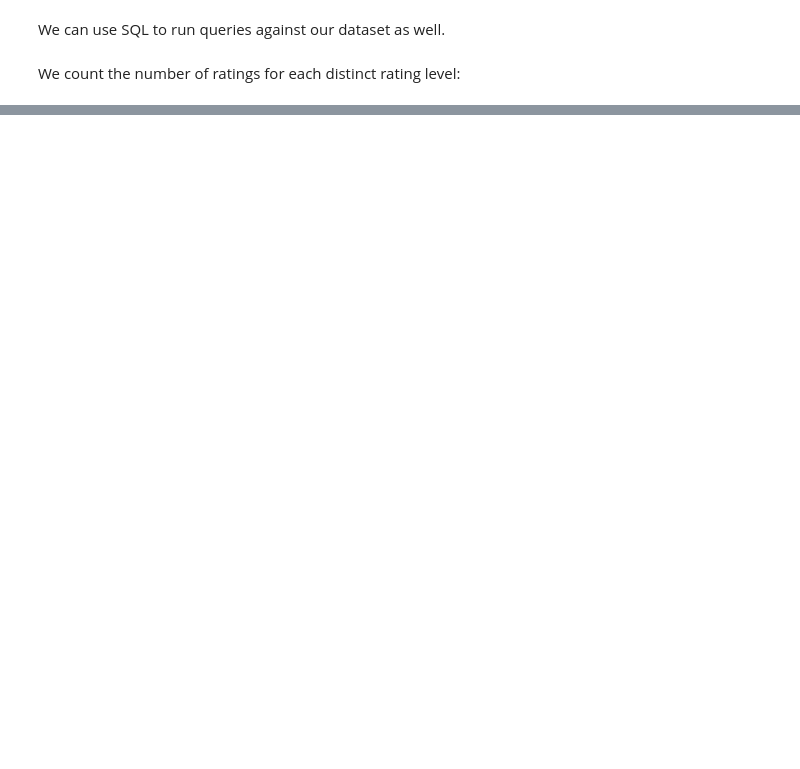
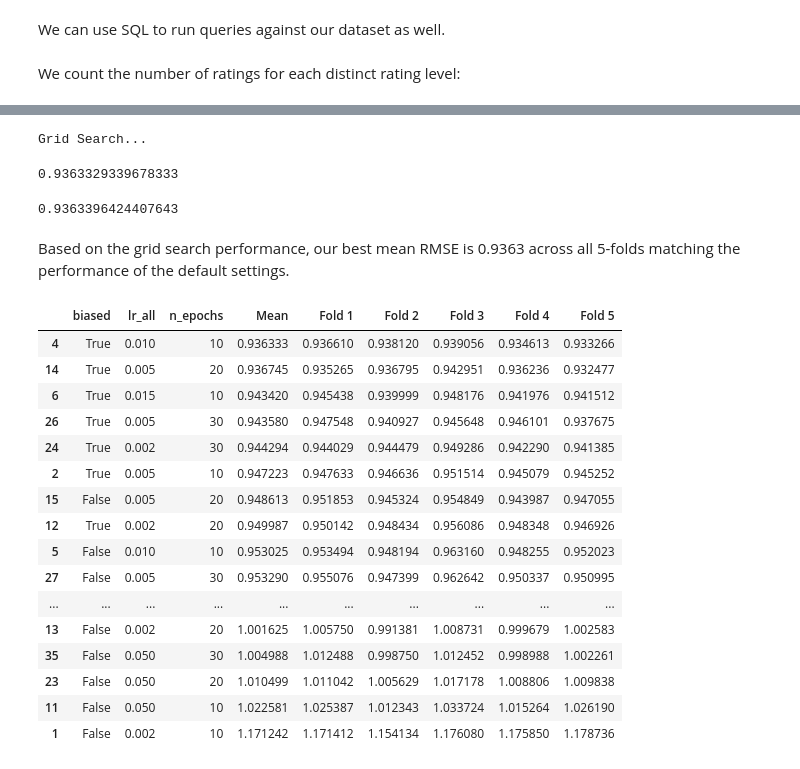
Before and after one commit to dnokes/DATA_612, a Jupyter notebook: Project_5/DerekNokes_DATA_612_Project_5.ipynb, the cells around one changed output, grey strips where cells are left out. Drawn from its saved outputs; the diff is of its cells as text; code cells hidden in the pictures; blank space fills up the shorter version.

```diff
--- a/Project_5/DerekNokes_DATA_612_Project_5.ipynb
+++ b/Project_5/DerekNokes_DATA_612_Project_5.ipynb
@@ -146,0 +397,6 @@ help(randomSplit)
+# %%
+# load reader library
+reader = Reader()
+# load ratings dataset with Dataset library
+data = Dataset.load_from_df(df[['user_id', 'item_id',
+  'rating']], reader)
@@ -146,0 +457,68 @@ help(randomSplit)
+# %%
+random.seed(randomSeed)
+np.random.seed(randomSeed)
+# select best algo with grid search
+print('Grid Search...')
+param_grid = {'n_epochs': [10, 20, 30],
+    'lr_all': [0.002, 0.005, 0.01,0.015,0.02,0.05],
+    'biased' : [True,False]}
+grid_search = GridSearchCV(SVD, param_grid, measures=['rmse'],
+  cv=5)
+
+random.seed(randomSeed)
+np.random.seed(randomSeed)
+# fit using best model
+grid_search.fit(data)
+# use best from grid search
+algo = grid_search.best_estimator['rmse']
+bestRMSE = grid_search.best_score['rmse']
+# %% [output]
+Grid Search...
+# %%
+bestRMSE
+# %% [output]
+0.9363329339678333
+# %%
+meanTestRMSE
+# %% [output]
+0.9363396424407643
+# %% [markdown]
+Based on the grid search performance, our best mean RMSE is 0.9363 across all 5-folds matching the performance of the default settings.
+# %%
+# create dataframe
+results_df = pd.DataFrame.from_dict(grid_search.cv_results)
+# extract required columns
+results_table=results_df[['param_biased','param_lr_all',
+    'param_n_epochs','mean_test_rmse','split0_test_rmse',
+    'split1_test_rmse','split2_test_rmse','split3_test_rmse',
+    'split4_test_rmse']].sort_values(by=['mean_test_rmse'])
+columnMap={'param_biased' : 'biased',
+    'param_lr_all' : 'lr_all',
+    'param_n_epochs' : 'n_epochs',
+    'mean_test_rmse' : 'Mean',
+    'split0_test_rmse' : 'Fold 1',
+    'split1_test_rmse' : 'Fold 2',
+    'split2_test_rmse' : 'Fold 3',
+    'split3_test_rmse' : 'Fold 4',
+    'split4_test_rmse' : 'Fold 5'}
+results_table.rename(columns=columnMap,inplace=True)
+# %%
+results_table
+# %% [output]
+|  | biased | lr_all | n_epochs | Mean | Fold 1 | Fold 2 | Fold 3 | Fold 4 | Fold 5 |
+| 4 | True | 0.010 | 10 | 0.936333 | 0.936610 | 0.938120 | 0.939056 | 0.934613 | 0.933266 |
+| 14 | True | 0.005 | 20 | 0.936745 | 0.935265 | 0.936795 | 0.942951 | 0.936236 | 0.932477 |
+| 6 | True | 0.015 | 10 | 0.943420 | 0.945438 | 0.939999 | 0.948176 | 0.941976 | 0.941512 |
+| 26 | True | 0.005 | 30 | 0.943580 | 0.947548 | 0.940927 | 0.945648 | 0.946101 | 0.937675 |
+| 24 | True | 0.002 | 30 | 0.944294 | 0.944029 | 0.944479 | 0.949286 | 0.942290 | 0.941385 |
+| 2 | True | 0.005 | 10 | 0.947223 | 0.947633 | 0.946636 | 0.951514 | 0.945079 | 0.945252 |
+| 15 | False | 0.005 | 20 | 0.948613 | 0.951853 | 0.945324 | 0.954849 | 0.943987 | 0.947055 |
+| 12 | True | 0.002 | 20 | 0.949987 | 0.950142 | 0.948434 | 0.956086 | 0.948348 | 0.946926 |
+| 5 | False | 0.010 | 10 | 0.953025 | 0.953494 | 0.948194 | 0.963160 | 0.948255 | 0.952023 |
+| 27 | False | 0.005 | 30 | 0.953290 | 0.955076 | 0.947399 | 0.962642 | 0.950337 | 0.950995 |
+| ... | ... | ... | ... | ... | ... | ... | ... | ... | ... |
+| 13 | False | 0.002 | 20 | 1.001625 | 1.005750 | 0.991381 | 1.008731 | 0.999679 | 1.002583 |
+| 35 | False | 0.050 | 30 | 1.004988 | 1.012488 | 0.998750 | 1.012452 | 0.998988 | 1.002261 |
+| 23 | False | 0.050 | 20 | 1.010499 | 1.011042 | 1.005629 | 1.017178 | 1.008806 | 1.009838 |
+| 11 | False | 0.050 | 10 | 1.022581 | 1.025387 | 1.012343 | 1.033724 | 1.015264 | 1.026190 |
+| 1 | False | 0.002 | 10 | 1.171242 | 1.171412 | 1.154134 | 1.176080 | 1.175850 | 1.178736 |
```
Also changed, not shown: parts of 115 cells of this notebook.
